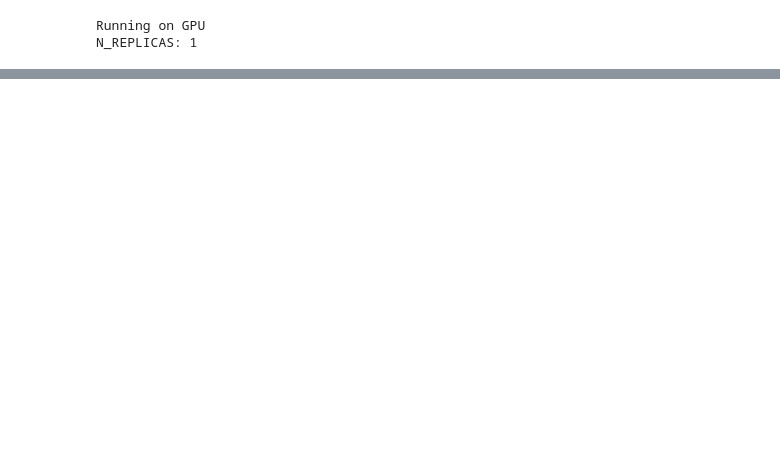
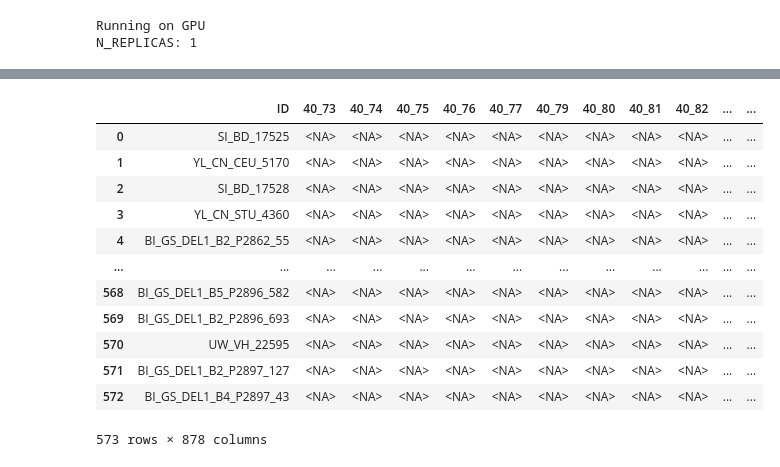
Before and after one commit to shilab/STI, a Jupyter notebook: STI V1.1.ipynb, the cells around one changed output, grey strips where cells are left out. Cells and saved outputs as stored; diff of their text form; code cells hidden in the pictures; blank space fills up the shorter version.

```diff
--- a/STI V1.1.ipynb
+++ b/STI V1.1.ipynb
@@ -417,0 +441,16 @@ str
+# %%
+df_csv.merge(right=df_vcf["ID"], on='ID', how='right')
+# %% [output]
+|  | ID | 40_73 | 40_74 | 40_75 | 40_76 | 40_77 | 40_79 | 40_80 | 40_81 | 40_82 | ... | ... |
+| 0 | SI_BD_17525 | <NA> | <NA> | <NA> | <NA> | <NA> | <NA> | <NA> | <NA> | <NA> | ... | ... |
+| 1 | YL_CN_CEU_5170 | <NA> | <NA> | <NA> | <NA> | <NA> | <NA> | <NA> | <NA> | <NA> | ... | ... |
+| 2 | SI_BD_17528 | <NA> | <NA> | <NA> | <NA> | <NA> | <NA> | <NA> | <NA> | <NA> | ... | ... |
+| 3 | YL_CN_STU_4360 | <NA> | <NA> | <NA> | <NA> | <NA> | <NA> | <NA> | <NA> | <NA> | ... | ... |
+| 4 | BI_GS_DEL1_B2_P2862_55 | <NA> | <NA> | <NA> | <NA> | <NA> | <NA> | <NA> | <NA> | <NA> | ... | ... |
+| ... | ... | ... | ... | ... | ... | ... | ... | ... | ... | ... | ... | ... |
+| 568 | BI_GS_DEL1_B5_P2896_582 | <NA> | <NA> | <NA> | <NA> | <NA> | <NA> | <NA> | <NA> | <NA> | ... | ... |
+| 569 | BI_GS_DEL1_B2_P2896_693 | <NA> | <NA> | <NA> | <NA> | <NA> | <NA> | <NA> | <NA> | <NA> | ... | ... |
+| 570 | UW_VH_22595 | <NA> | <NA> | <NA> | <NA> | <NA> | <NA> | <NA> | <NA> | <NA> | ... | ... |
+| 571 | BI_GS_DEL1_B2_P2897_127 | <NA> | <NA> | <NA> | <NA> | <NA> | <NA> | <NA> | <NA> | <NA> | ... | ... |
+| 572 | BI_GS_DEL1_B4_P2897_43 | <NA> | <NA> | <NA> | <NA> | <NA> | <NA> | <NA> | <NA> | <NA> | ... | ... |
+573 rows × 878 columns
```
Also changed, not shown: parts of 11 cells of this notebook.
